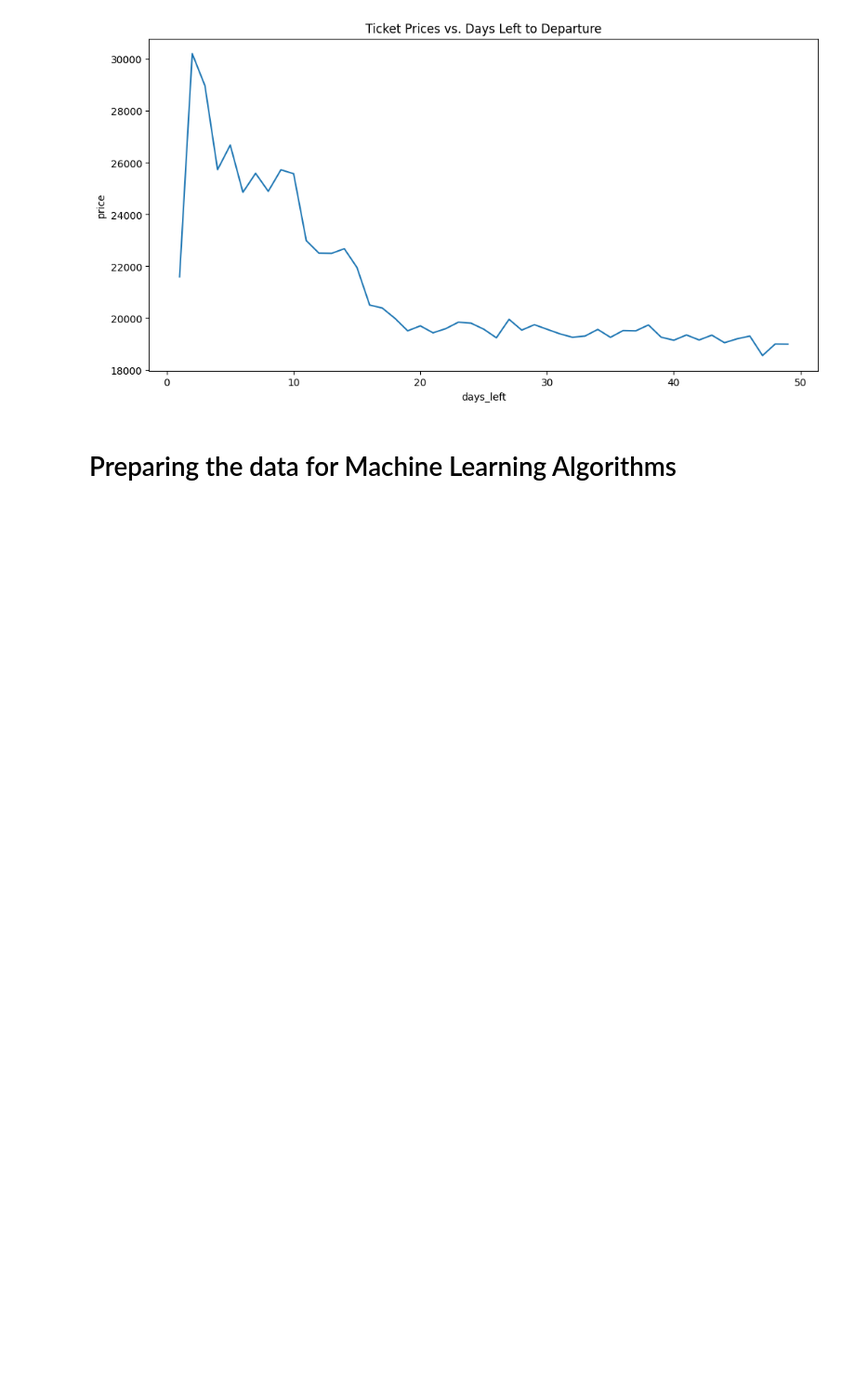
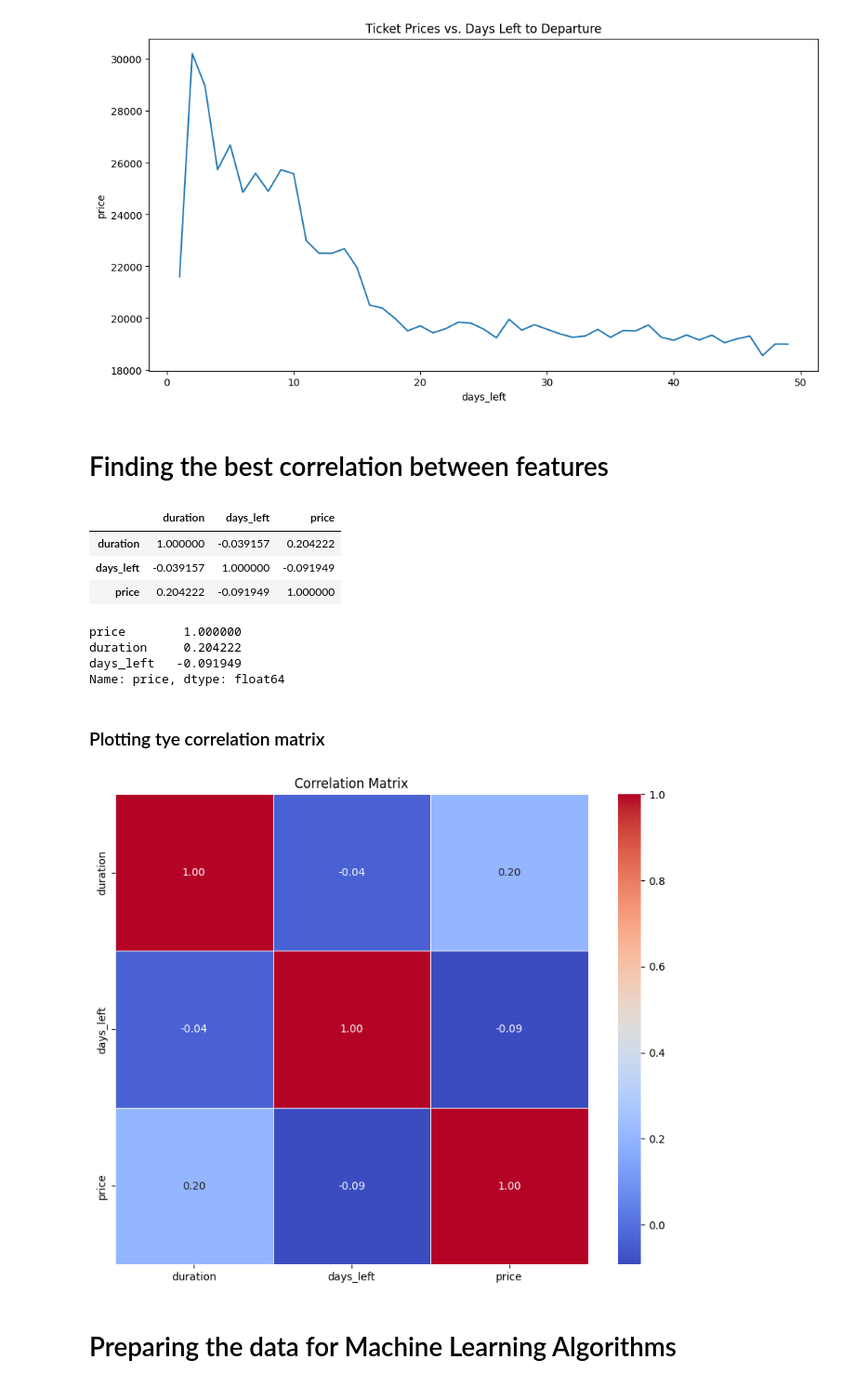
Before and after one commit to Cr7mlc/Final-Project-3401, a Jupyter notebook: Final Project/FinalProject_Flight Price Prediction.ipynb, the cells around one changed output. Shown: that part at 93% size. Drawn from its saved outputs; the diff is of its cells as text; code cells hidden in the pictures; blank space fills up the shorter version.

```diff
--- a/Final Project/FinalProject_Flight Price Prediction.ipynb
+++ b/Final Project/FinalProject_Flight Price Prediction.ipynb
@@ -140,6 +125,44 @@ sns.lineplot(x="days_left",y="price",data=flight_prices,errorbar=None)
 # %% [output]
 <Axes: title={'center': 'Ticket Prices vs. Days Left to Departure'}, xlabel='days_left', ylabel='price'>
 [figure]
+# %% [markdown]
+# Finding the best correlation between features
+# %%
+#corr method has pearson standard correlation coefficient as the default
+
+corr_matrix = flight_prices.corr(numeric_only=True)
+corr_matrix
+# %% [output]
+|  | duration | days_left | price |
+| duration | 1.000000 | -0.039157 | 0.204222 |
+| days_left | -0.039157 | 1.000000 | -0.091949 |
+| price | 0.204222 | -0.091949 | 1.000000 |
+# %%
+#Lets look at correlation with  regards to Price
+corr_matrix["price"].sort_values(ascending=False)
+# %% [output]
+price        1.000000
+duration     0.204222
+days_left   -0.091949
+Name: price, dtype: float64
+# %% [markdown]
+### Plotting tye correlation matrix
+# %%
+#The code was inspired by AFFAN YOUNIS
+
+# Select only numerical columns for correlation analysis
+numerical_columns = flight_prices.select_dtypes(include=['number'])
+
+# Calculate the correlation matrix
+correlation_matrix = numerical_columns.corr()
+
+# Create a heatmap to visualize the correlations
+plt.figure(figsize=(10, 8))
+sns.heatmap(correlation_matrix, annot=True, cmap='coolwarm', fmt=".2f", linewidths=0.5)
+plt.title('Correlation Matrix')
+plt.show()
+# %% [output]
+[figure, added]
 # %% [markdown]
 # Preparing the data for Machine Learning Algorithms
 # %%
```
Also changed, not shown: parts of 26 cells of this notebook.
